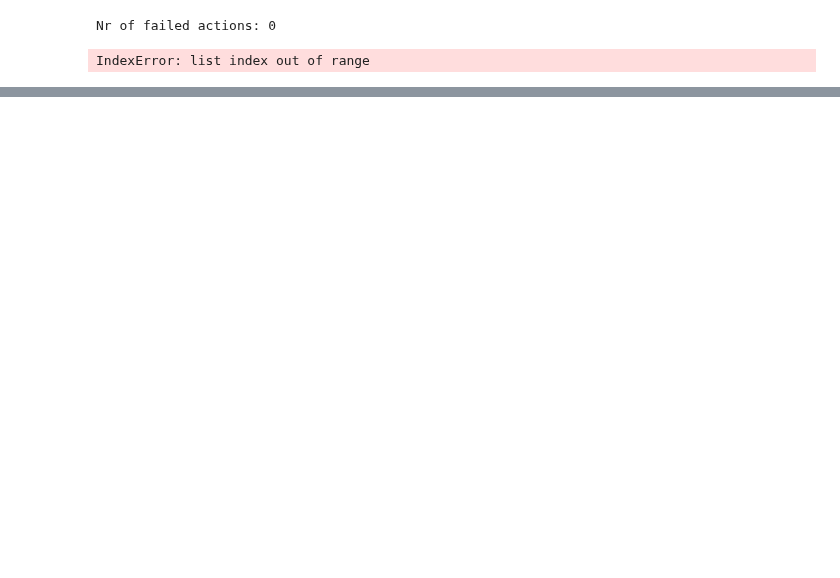
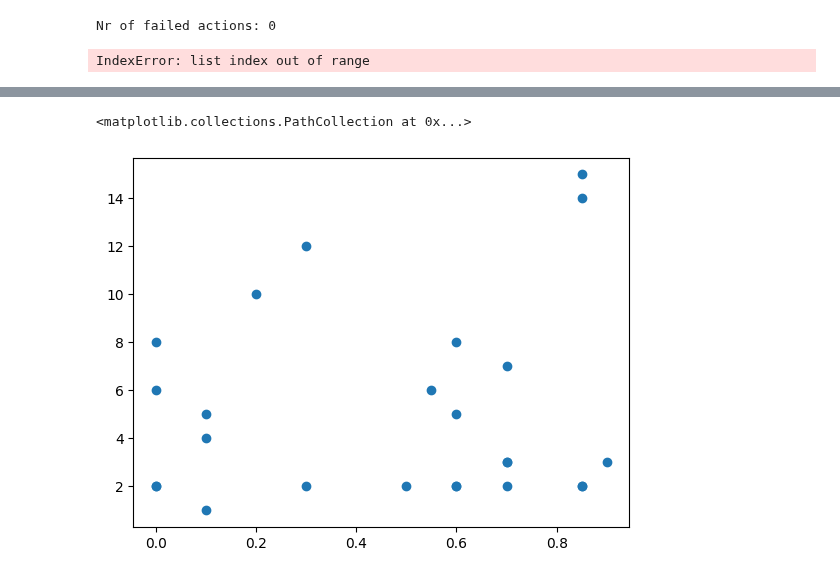
Before and after one commit to maiklarooij/MasterProject, a Jupyter notebook: analysis/analyse_log.ipynb, the cells around one changed output, grey strips where cells are left out. Drawn from its saved outputs; the diff is of its cells as text; code cells hidden in the pictures; blank space fills up the shorter version.

```diff
--- a/analysis/analyse_log.ipynb
+++ b/analysis/analyse_log.ipynb
@@ -102,0 +106,9 @@ I chose to repost because it's a powerful message about addressing the urgent he
+# %%
+partisans = [abs(user['persona']['partisan']) for user in log_data['users']]
+followers = [user['followers'] for user in log_data['users']]
+total_retweets_user = [sum([post['reposts'] for post in log_data['raw_posts'] if post['author'] == user['identifier']]) for user in log_data['users']]
+
+plt.scatter(partisans, followers)
+# %% [output]
+<matplotlib.collections.PathCollection at 0x...>
+[figure, added]
```
Also changed, not shown: parts of 9 cells of this notebook, 3 other files.
